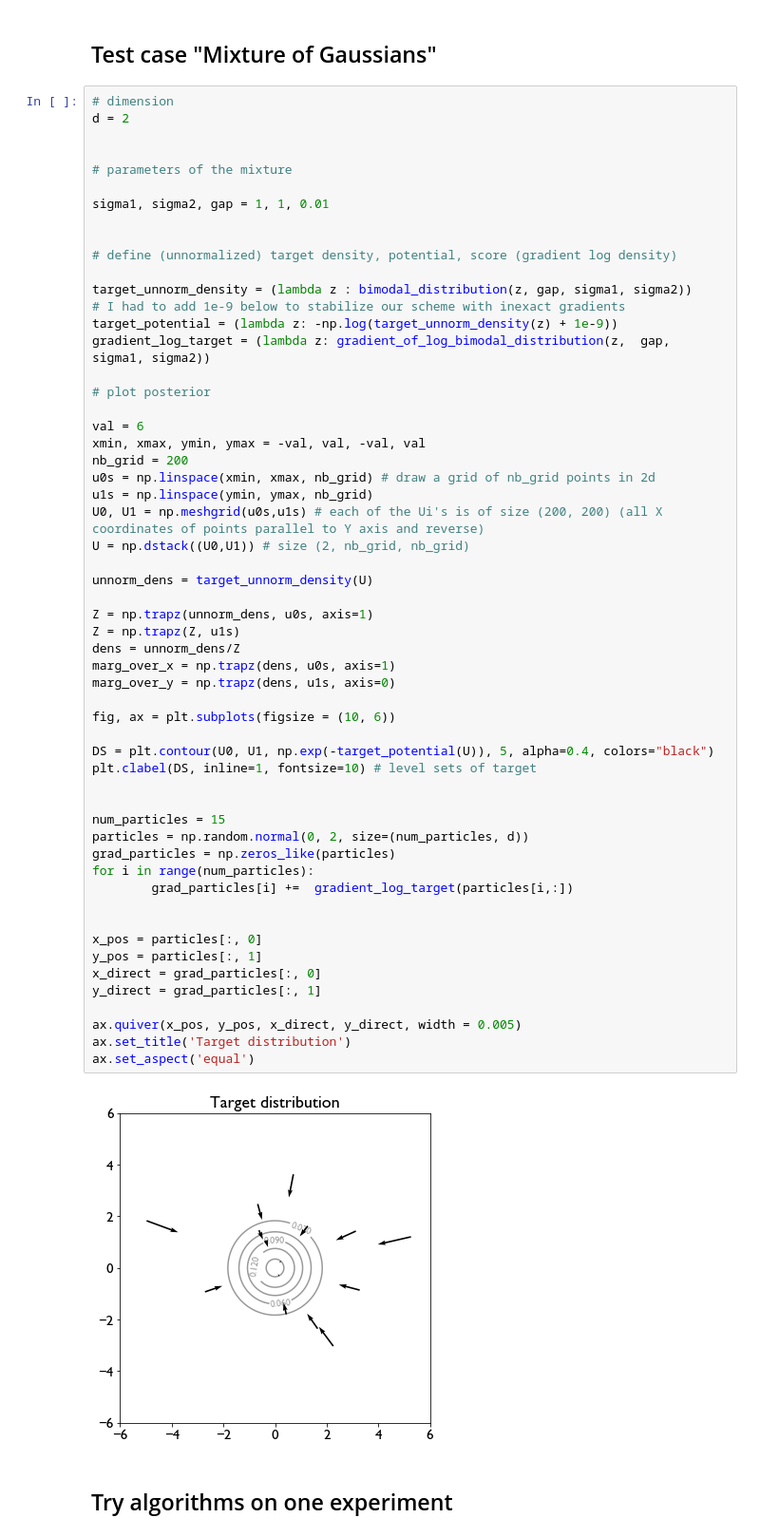
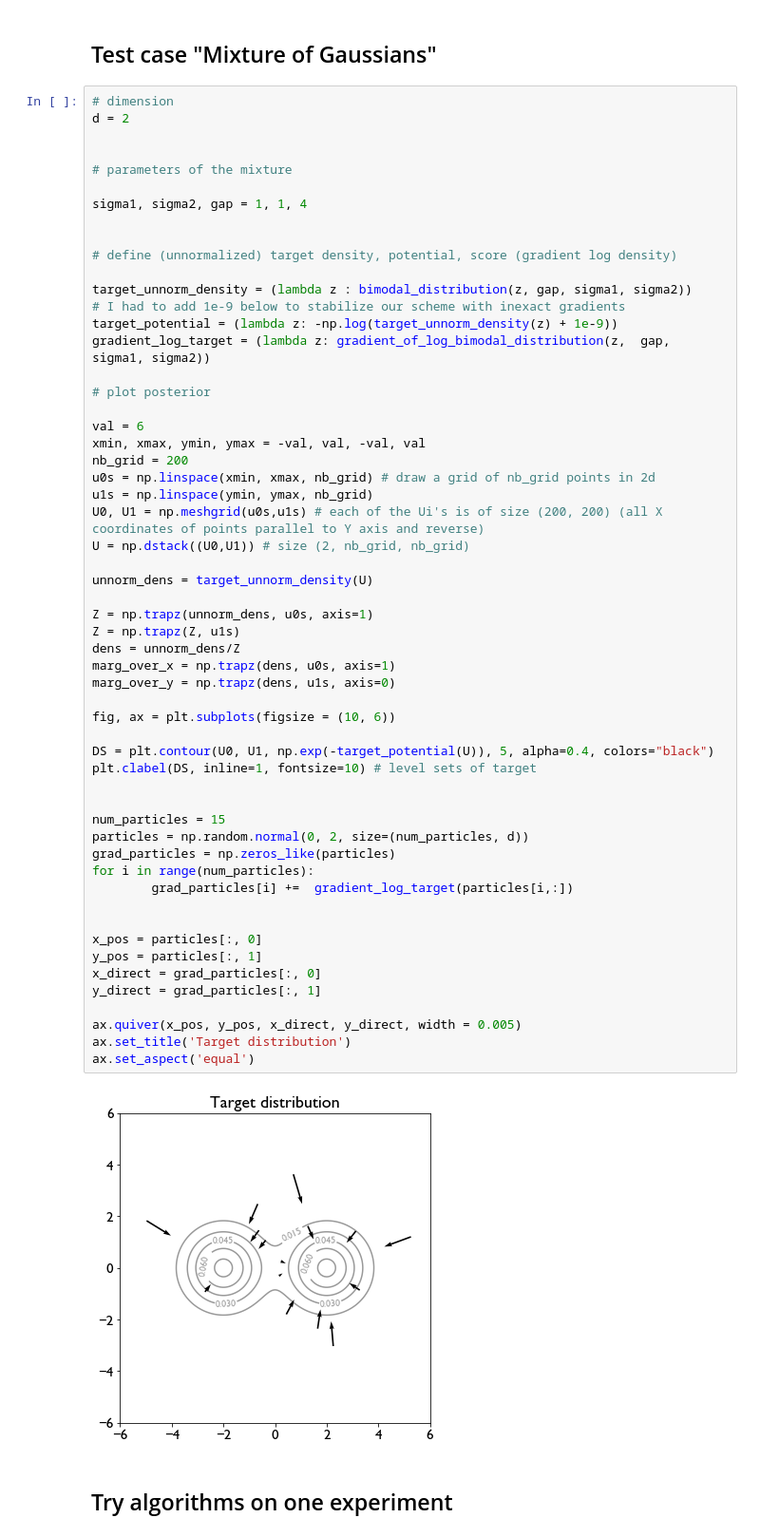
Before and after one commit to akorba/nreks, a Jupyter notebook: Particle Implementation - Mixture of Gaussians case - single experiment.ipynb, the cells around one changed output. Shown at 95% size. Drawn from its saved outputs; the diff is of its cells as text.

```diff
--- a/Particle Implementation - Mixture of Gaussians case - single experiment.ipynb
+++ b/Particle Implementation - Mixture of Gaussians case - single experiment.ipynb
@@ -24,7 +24,7 @@ d = 2
 
 # parameters of the mixture
 
-sigma1, sigma2, gap = 1, 1, 0.01
+sigma1, sigma2, gap = 1, 1, 4
 
 
 # define (unnormalized) target density, potential, score (gradient log density)
@@ -47,34 +47,34 @@ U = np.dstack((U0,U1)) # size (2, nb_grid, nb_grid)
 unnorm_dens = target_unnorm_density(U)
 
 Z = np.trapz(unnorm_dens, u0s, axis=1)
 Z = np.trapz(Z, u1s)
 dens = unnorm_dens/Z
 marg_over_x = np.trapz(dens, u0s, axis=1)
 marg_over_y = np.trapz(dens, u1s, axis=0)
 
 fig, ax = plt.subplots(figsize = (10, 6))
 
 DS = plt.contour(U0, U1, np.exp(-target_potential(U)), 5, alpha=0.4, colors="black")
 plt.clabel(DS, inline=1, fontsize=10) # level sets of target
 
 
 num_particles = 15
 particles = np.random.normal(0, 2, size=(num_particles, d))
 grad_particles = np.zeros_like(particles)
 for i in range(num_particles):
         grad_particles[i] +=  gradient_log_target(particles[i,:])
 
 
 x_pos = particles[:, 0]
 y_pos = particles[:, 1]
 x_direct = grad_particles[:, 0]
 y_direct = grad_particles[:, 1]
 
 ax.quiver(x_pos, y_pos, x_direct, y_direct, width = 0.005)
 ax.set_title('Target distribution')
 ax.set_aspect('equal')
 # %% [output]
-[figure, old version]
+[figure, new version]
 # %% [markdown]
 ## Try algorithms on one experiment
 # %%
```
Also changed, not shown: parts of 12 cells of this notebook, 39 other files.
